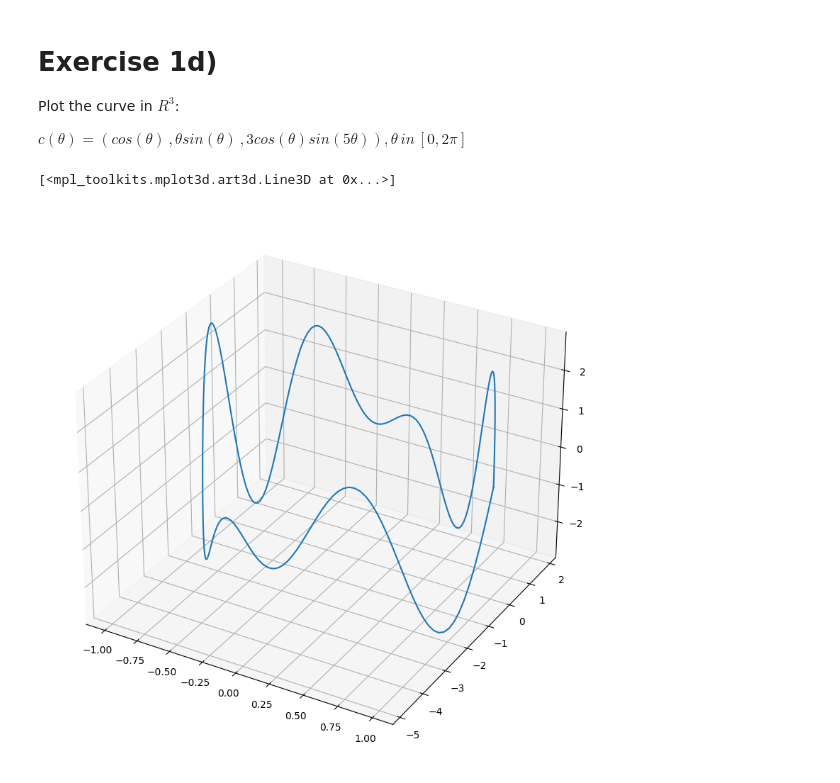
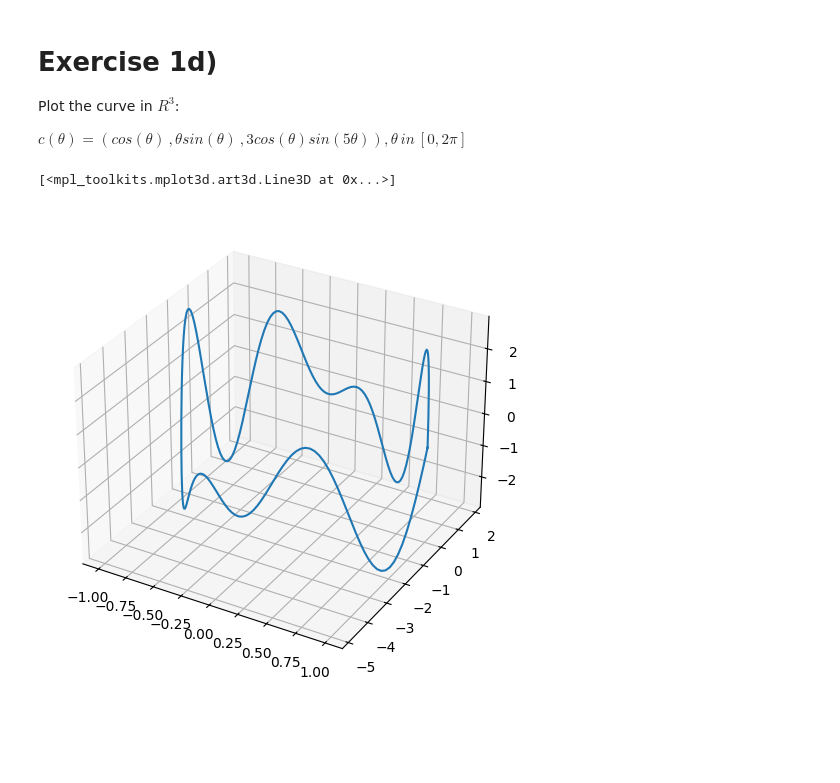
Before and after one commit to Arxcis/VE3010-matematikk3-oblig4, a Jupyter notebook: oppg1.ipynb, the cells around one changed output. Drawn from its saved outputs; the diff is of its cells as text; code cells hidden in the pictures; blank space fills up the shorter version.

```diff
--- a/oppg1.ipynb
+++ b/oppg1.ipynb
@@ -9,16 +9,16 @@ $c(\theta) = (cos(\theta)\,,{\theta}sin(\theta)\,,3cos(\theta)sin(5\theta)), \th
 # %%
 from numpy import linspace, pi, sin, cos
 from matplotlib.pyplot import figure, plot
 
-ax = figure(figsize = (10,10))\
+ax = figure(figsize = (6,6))\
     .add_subplot(projection="3d")
 
 t = linspace(0, 2*pi, 200)
 x = cos(t)
 y = t*sin(t)
 z = 3*cos(t)*sin(5*t)
 
 ax.plot(x,y,z, label="A 3d parametric curve")
 # %% [output]
 [<mpl_toolkits.mplot3d.art3d.Line3D at 0x...>]
-[figure, old version]
+[figure, new version]
```
Also changed, not shown: 1 other file.
